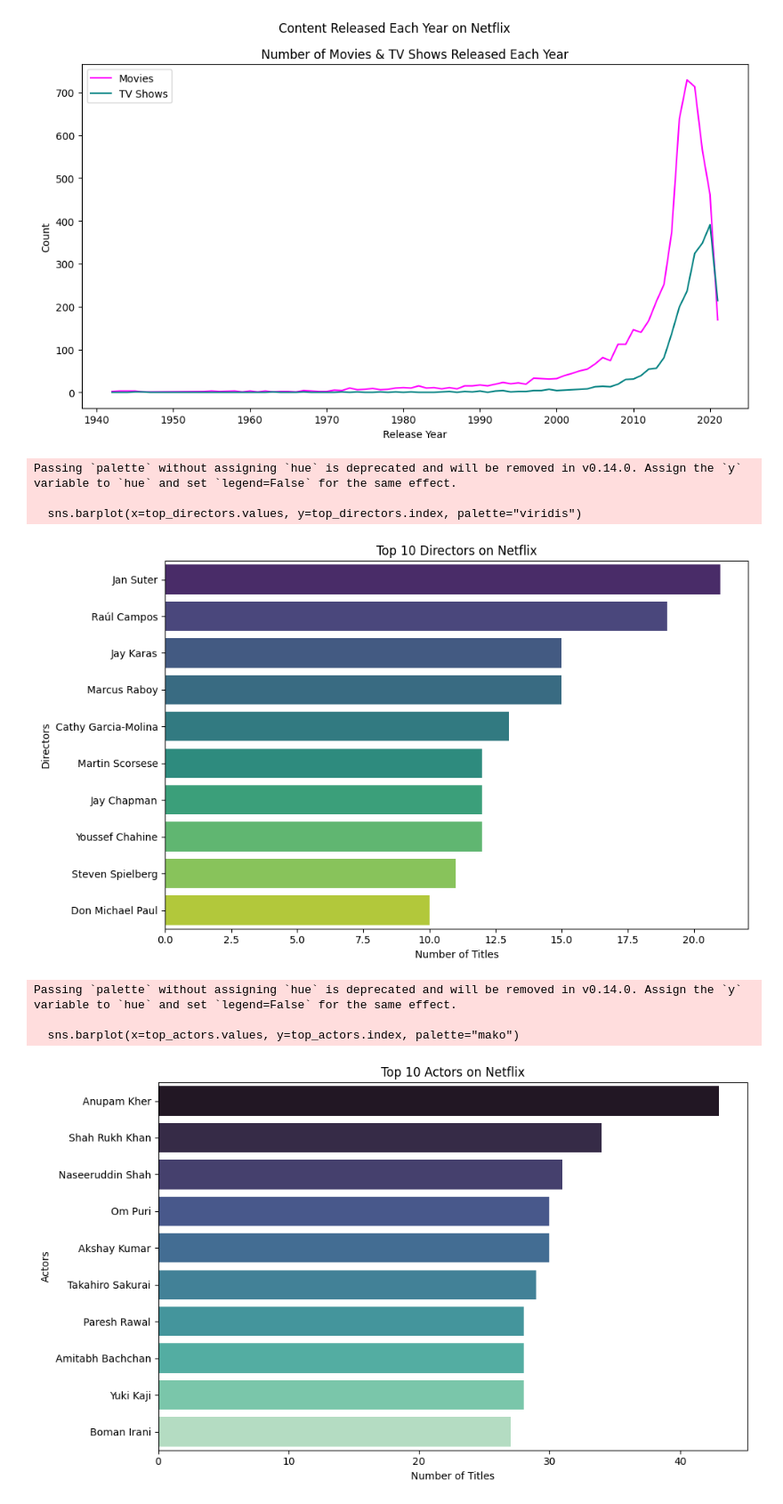
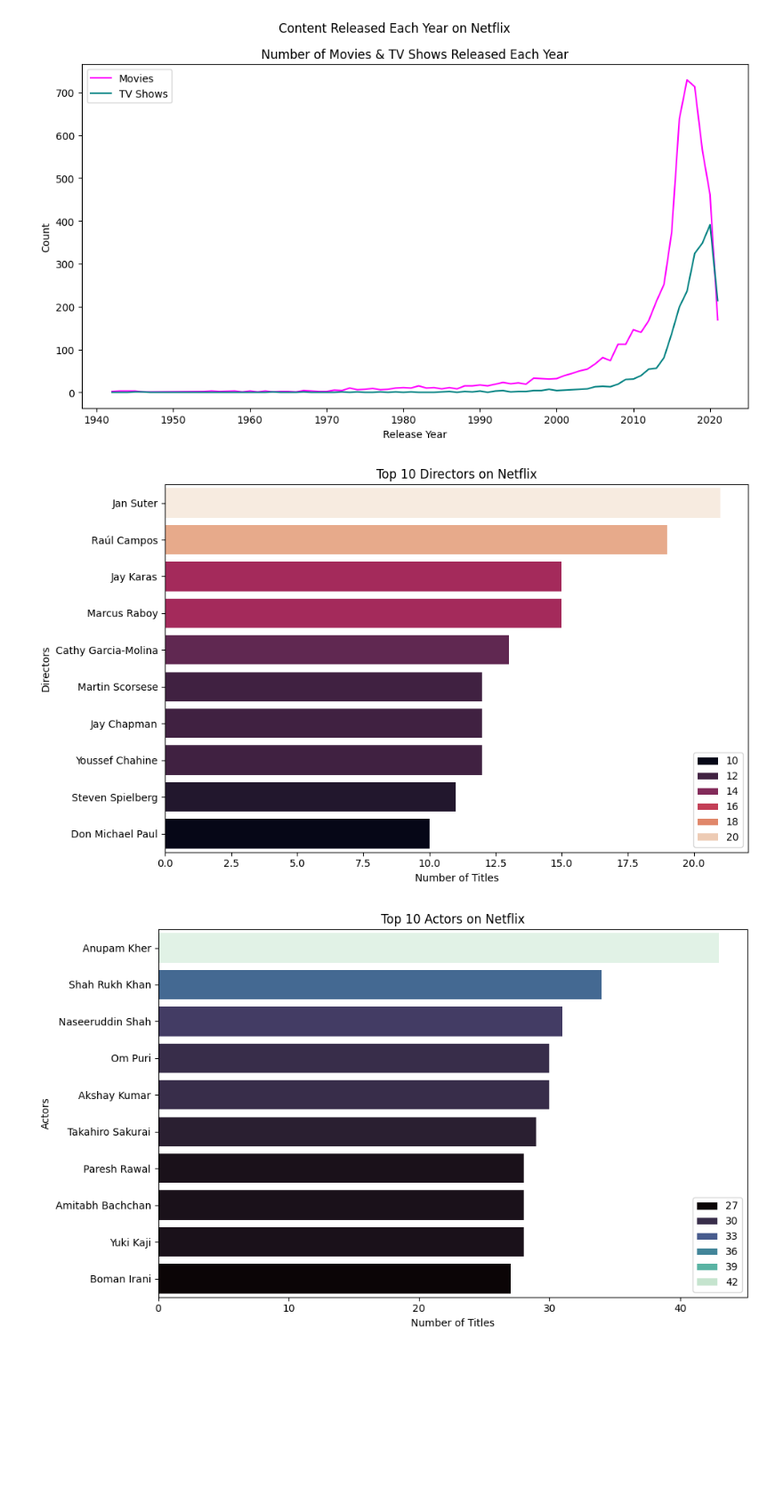
Before and after one commit to sameerraj227/Netflix_Data_Analysis-, a Jupyter notebook: Netflix analysis.ipynb, the cells around one changed output. Shown at 89% size. Saved outputs shown, nothing was run; the diff lists cells and outputs as text; code cells hidden in the pictures; blank space fills up the shorter version.

```diff
--- a/Netflix analysis.ipynb
+++ b/Netflix analysis.ipynb
@@ -261,33 +258,27 @@ plt.show()
 # %%
 # Top 10 Directors
 top_directors = df['director'].dropna().str.split(', ', expand=True).stack().value_counts().head(10)
 
 plt.figure(figsize=(10,6))
-sns.barplot(x=top_directors.values, y=top_directors.index, palette="viridis")
+sns.barplot(x=top_directors.values, y=top_directors.index, palette="rocket",hue=top_directors.values,legend=True)
 plt.title("Top 10 Directors on Netflix")
 plt.xlabel("Number of Titles")
 plt.ylabel("Directors")
 plt.savefig('top_directors.png', dpi=300, bbox_inches='tight')
 plt.tight_layout()
 plt.show()
 
 # Top 10 Actors
-top_actors = df['cast'].dropna().str.split(', ', expand=True).stack().value_counts().head(10)
+top_actors = df['cast'].str.split(', ', expand=True).stack().value_counts().head(10).dropna()
 
 plt.figure(figsize=(10,6))
-sns.barplot(x=top_actors.values, y=top_actors.index, palette="mako")
+sns.barplot(x=top_actors.values, y=top_actors.index, palette="mako",hue=top_actors.values,legend=True)
 plt.title("Top 10 Actors on Netflix")
 plt.xlabel("Number of Titles")
 plt.ylabel("Actors")
 plt.savefig('top_actors.png', dpi=300, bbox_inches='tight')
 plt.tight_layout()
 plt.show()
 # %% [output]
-Passing `palette` without assigning `hue` is deprecated and will be removed in v0.14.0. Assign the `y` variable to `hue` and set `legend=False` for the same effect.
-
-  sns.barplot(x=top_directors.values, y=top_directors.index, palette="viridis")
-[figure, old version]
+[figure, new version]
-Passing `palette` without assigning `hue` is deprecated and will be removed in v0.14.0. Assign the `y` variable to `hue` and set `legend=False` for the same effect.
-
-  sns.barplot(x=top_actors.values, y=top_actors.index, palette="mako")
-[figure, old version]
+[figure, new version]
```
Also changed, not shown: parts of 1 cell of this notebook.
